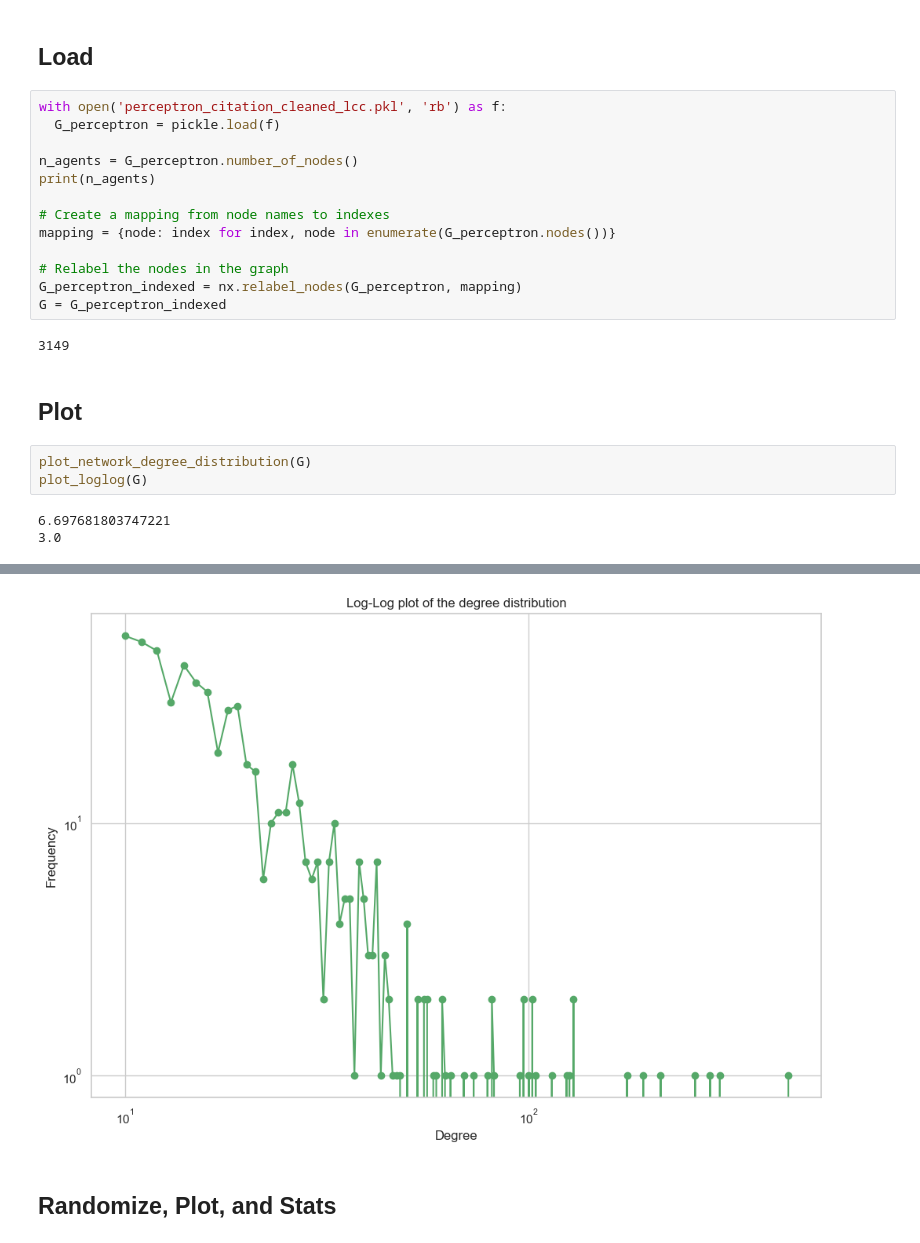
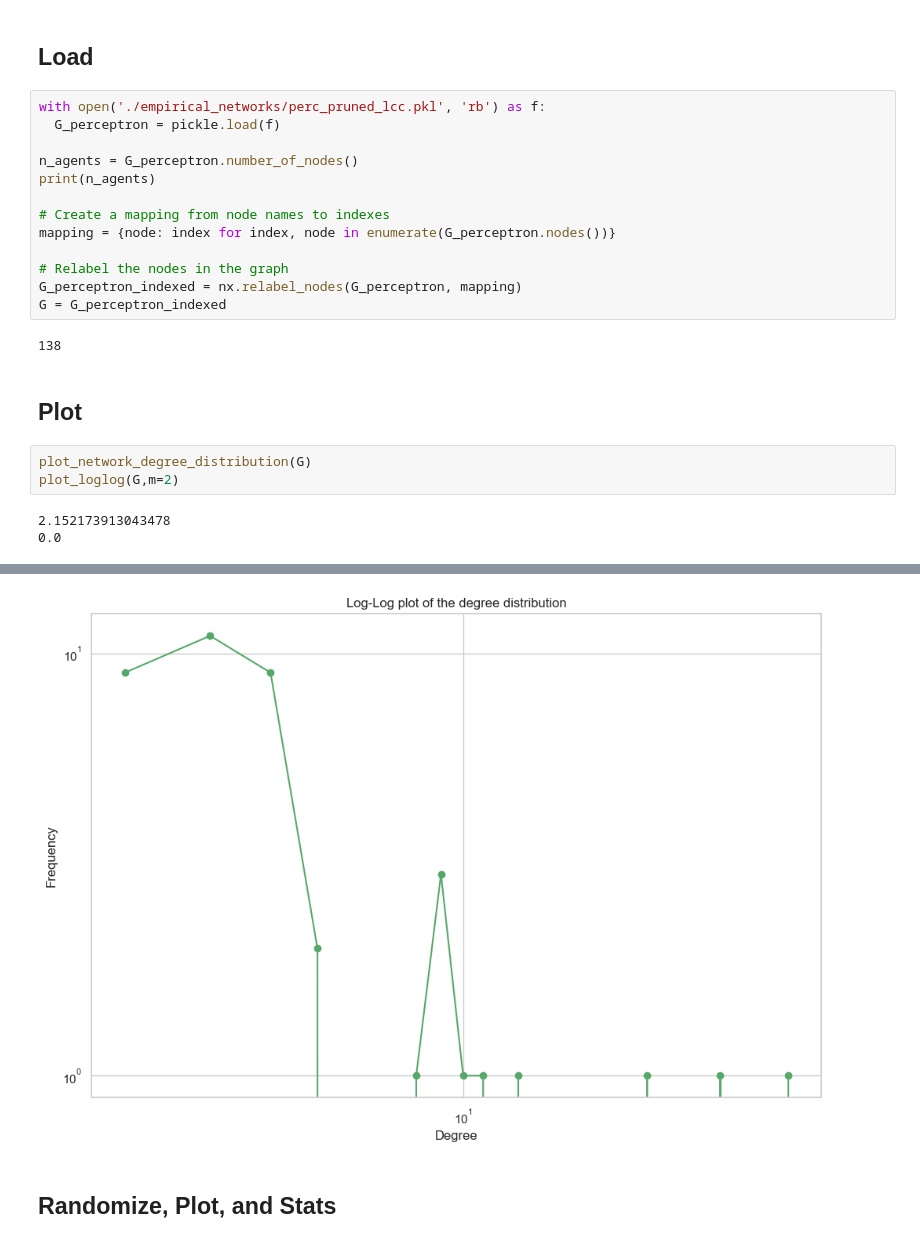
Before and after one commit to HeinDuijf/NetworkInequality, a Jupyter notebook: network_testing.ipynb, the cells around one changed output, grey strips where cells are left out. Cells and saved outputs as stored; diff of their text form.

Commit message:
some plots

```diff
--- a/network_testing.ipynb
+++ b/network_testing.ipynb
@@ -64,7 +64,7 @@ degree_entropy: 2.2751087496757147
 # %% [markdown]
 ## Load
 # %%
-with open('perceptron_citation_cleaned_lcc.pkl', 'rb') as f:
+with open('./empirical_networks/perc_pruned_lcc.pkl', 'rb') as f:
   G_perceptron = pickle.load(f)
 
 n_agents = G_perceptron.number_of_nodes()
@@ -77,12 +77,12 @@ mapping = {node: index for index, node in enumerate(G_perceptron.nodes())}
 G_perceptron_indexed = nx.relabel_nodes(G_perceptron, mapping)
 G = G_perceptron_indexed
 # %% [output]
-3149
+138
 # %% [markdown]
 ## Plot
 # %%
 plot_network_degree_distribution(G)
-plot_loglog(G)
+plot_loglog(G,m=2)
 # %% [output]
-6.697681803747221
-3.0
+2.152173913043478
+0.0
@@ -90,4 +90,4 @@ plot_loglog(G)
-[figure, old version]
+[figure, new version]
 # %% [markdown]
 ## Randomize, Plot, and Stats
 # %%
```
Also changed, not shown: parts of 6 cells of this notebook, 1 other file.
